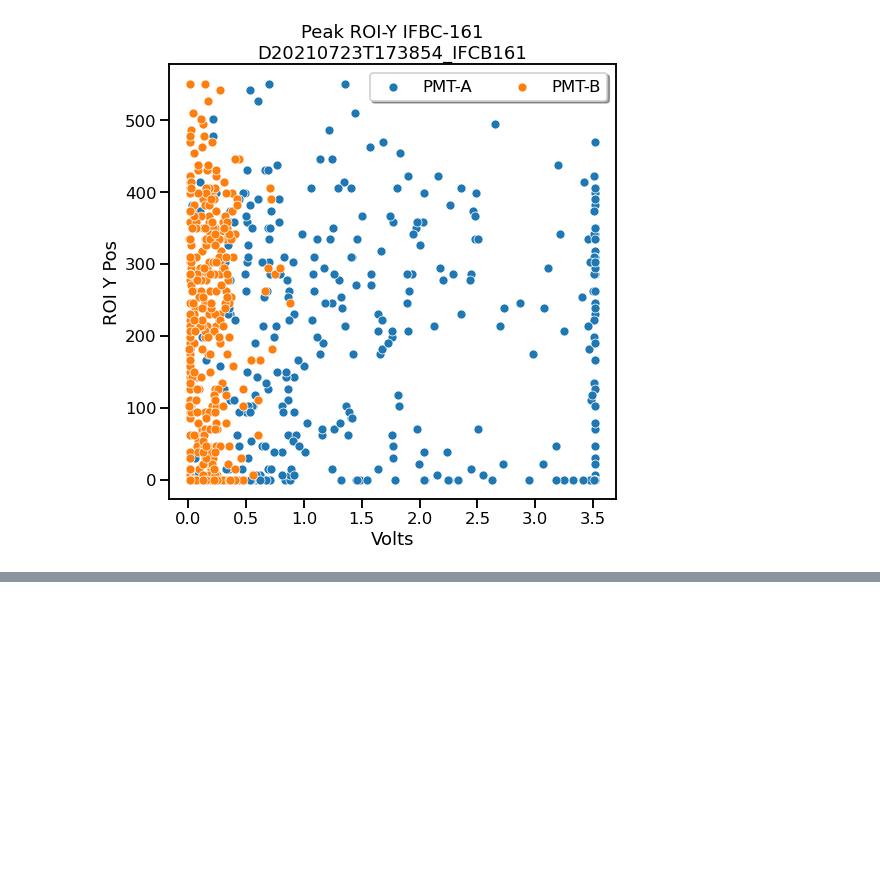
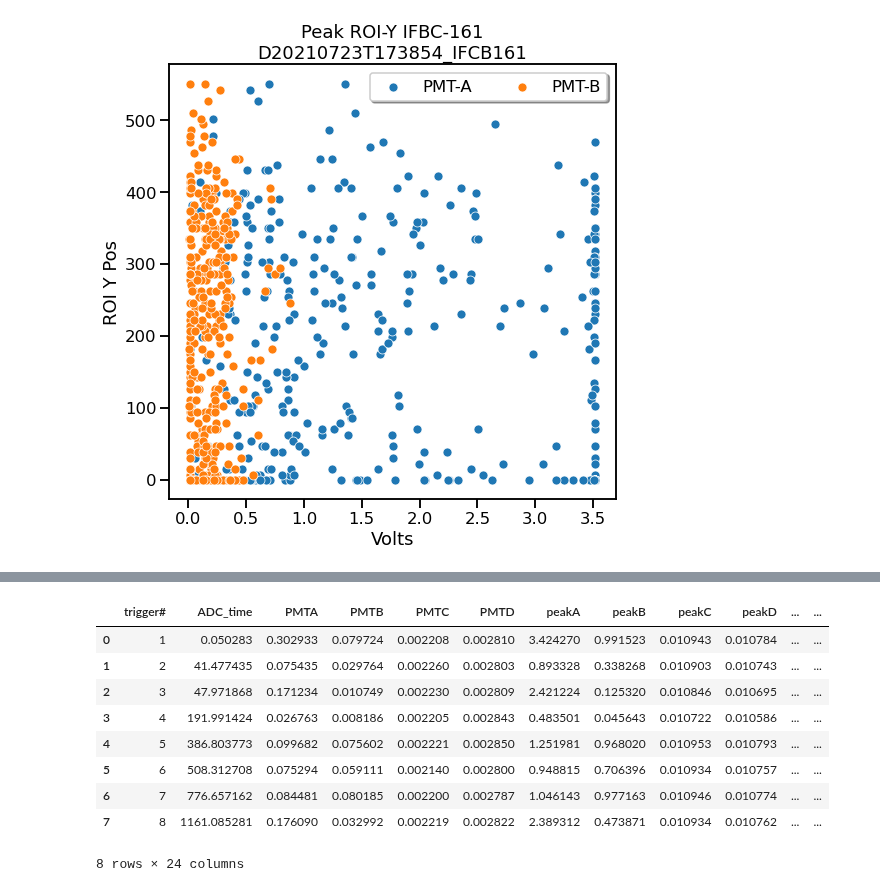
Before and after one commit to patcdaniel/ifcb-scripts, a Jupyter notebook: notebooks/ifcb-raw-peakROI-plots.ipynb, the cells around one changed output, grey strips where cells are left out. Saved outputs shown, nothing was run; the diff lists cells and outputs as text; code cells hidden in the pictures; blank space fills up the shorter version.

```diff
--- a/notebooks/ifcb-raw-peakROI-plots.ipynb
+++ b/notebooks/ifcb-raw-peakROI-plots.ipynb
@@ -90,3 +92,40 @@ plt.title("Peak ROI-Y IFBC-161\n{}".format(os.path.basename(fname).split(".")[0]
 # %% [output]
 Text(0.5, 1.0, 'Peak ROI-Y IFBC-161\nD20210723T173854_IFCB161')
 [figure]
+# %%
+adc_headers = ["trigger#",
+                    "ADC_time",
+                    "PMTA",
+                    "PMTB",
+                    "PMTC",
+                    "PMTD",
+                    "peakA",
+                    "peakB",
+                    "peakC",
+                    "peakD",
+                    "time_of_flight",
+                    "grabtimestart",
+                    "grabtimeend",
+                    "ROIx",
+                    "ROIy",
+                    "ROIwidth",
+                    "ROIheight",
+                    "start_byte",
+                    "comparator_out",
+                    "STartPoint",
+                    "SignalLength",
+                    "status",
+                    "runtime",
+                    "inhibitTime"
+                  ]
+
+
+
+fname = "/opt/ifcb-data/power-buoy-deployment/D20210723T073937_IFCB161.roi"
+data = ifcb.open_raw(fname)
+adc_images = data.images_adc.reset_index(drop=True)
+for i, col in enumerate(adc_images.columns):
+    adc_images.rename(columns={col:adc_headers[i]},inplace=True)
+
+
+adc_images
@@ -92,0 +142,18 @@ Text(0.5, 1.0, 'Peak ROI-Y IFBC-161\nD20210723T173854_IFCB161')
+# %%
+adc = data.adc.reset_index(drop=True)
+for i, col in enumerate(adc.columns):
+    adc.rename(columns={col:adc_headers[i]},inplace=True)
+
+
+adc
+# %% [output]
+|  | trigger# | ADC_time | PMTA | PMTB | PMTC | PMTD | peakA | peakB | peakC | peakD | ... | ... |
+| 0 | 1 | 0.050283 | 0.302933 | 0.079724 | 0.002208 | 0.002810 | 3.424270 | 0.991523 | 0.010943 | 0.010784 | ... | ... |
+| 1 | 2 | 41.477435 | 0.075435 | 0.029764 | 0.002260 | 0.002803 | 0.893328 | 0.338268 | 0.010903 | 0.010743 | ... | ... |
+| 2 | 3 | 47.971868 | 0.171234 | 0.010749 | 0.002230 | 0.002809 | 2.421224 | 0.125320 | 0.010846 | 0.010695 | ... | ... |
+| 3 | 4 | 191.991424 | 0.026763 | 0.008186 | 0.002205 | 0.002843 | 0.483501 | 0.045643 | 0.010722 | 0.010586 | ... | ... |
+| 4 | 5 | 386.803773 | 0.099682 | 0.075602 | 0.002221 | 0.002850 | 1.251981 | 0.968020 | 0.010953 | 0.010793 | ... | ... |
+| 5 | 6 | 508.312708 | 0.075294 | 0.059111 | 0.002140 | 0.002800 | 0.948815 | 0.706396 | 0.010934 | 0.010757 | ... | ... |
+| 6 | 7 | 776.657162 | 0.084481 | 0.080185 | 0.002200 | 0.002787 | 1.046143 | 0.977163 | 0.010946 | 0.010774 | ... | ... |
+| 7 | 8 | 1161.085281 | 0.176090 | 0.032992 | 0.002219 | 0.002822 | 2.389312 | 0.473871 | 0.010934 | 0.010762 | ... | ... |
+8 rows × 24 columns
```
Also changed, not shown: parts of 3 cells of this notebook, 2 other files.
